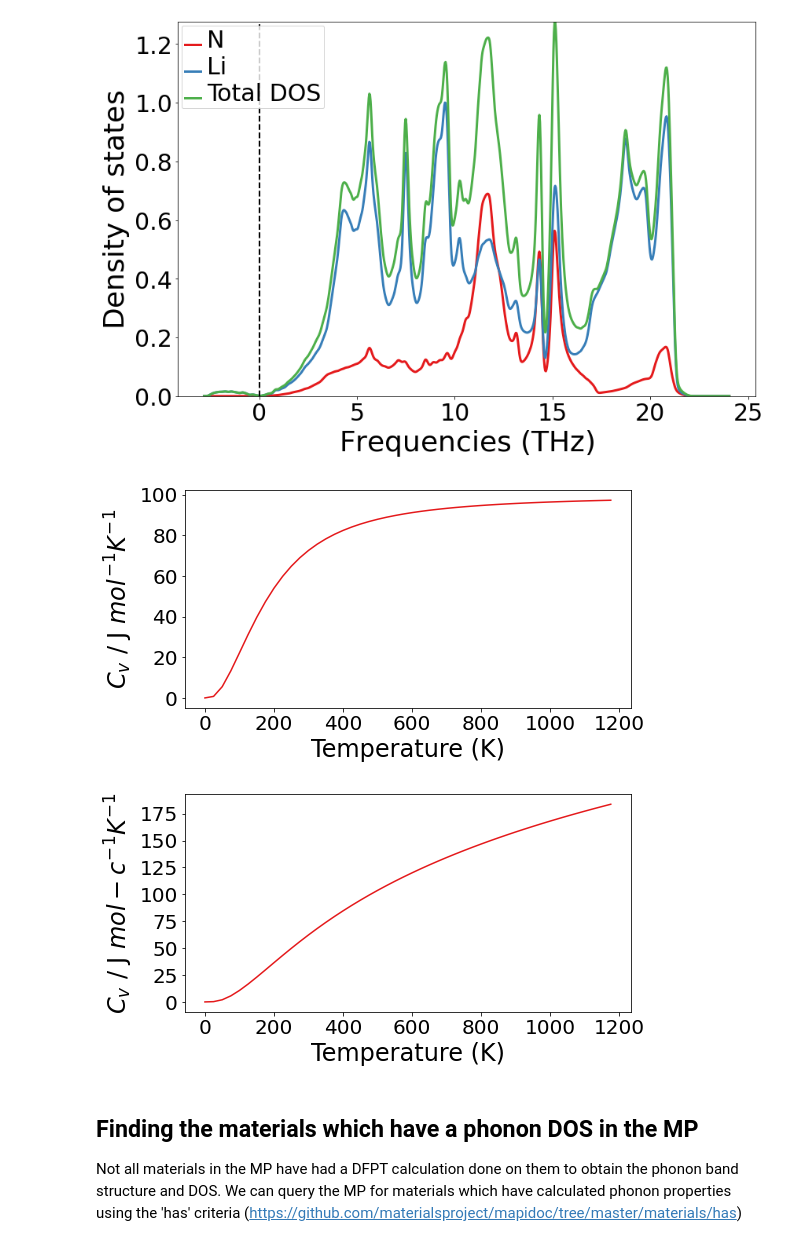
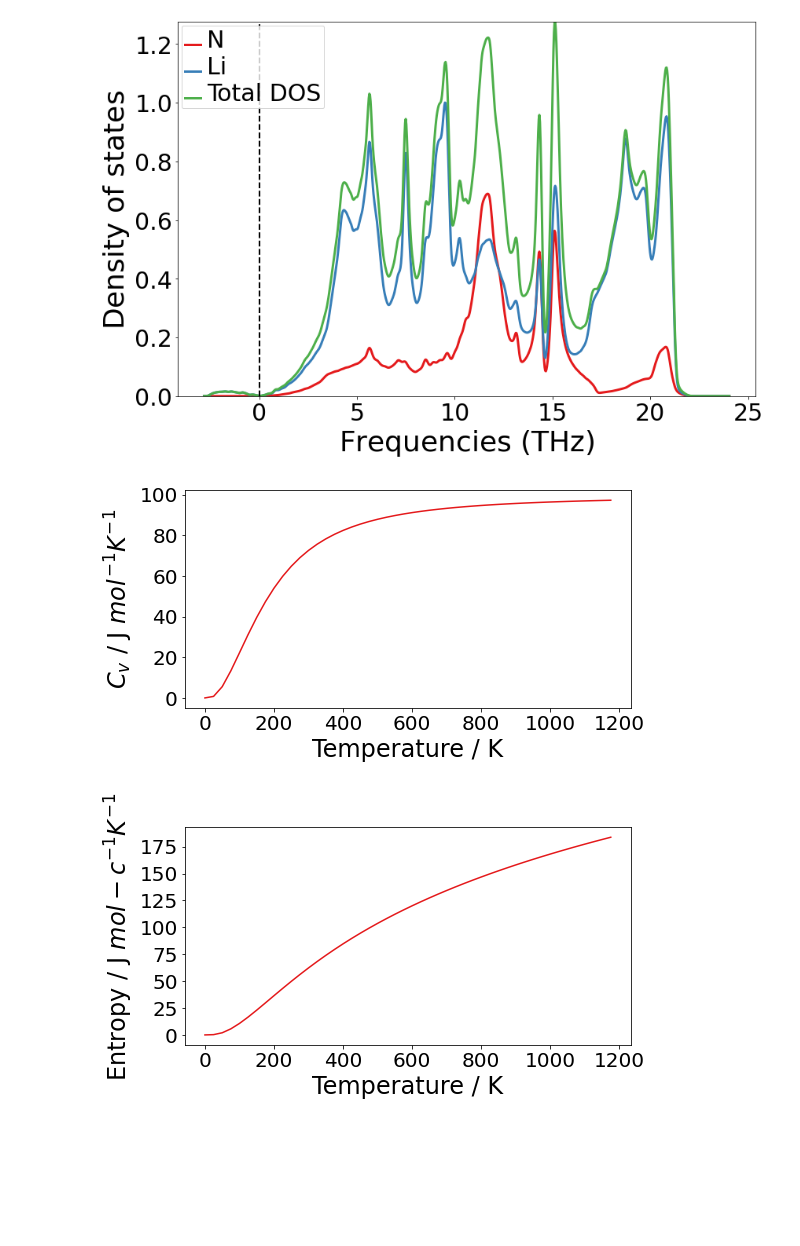
Before and after one commit to AntObi/Materials-Project-tip-and-tricks, a Jupyter notebook: legacy/phonons.ipynb, the cells around one changed output. Cells and saved outputs as stored; diff of their text form; code cells hidden in the pictures; blank space fills up the shorter version.

```diff
--- a/legacy/matproj.ipynb
+++ b/legacy/phonons.ipynb
@@ -13,7 +16,7 @@ from pymatgen.util.plotting import pretty_plot
 # %%
 # Use the MP API to access the phonon dos of Li3N (mp-2251)
 with MPRester() as mpr:
-    Li3N_pdos=mpr.get_phonon_dos_by_material_id('mp-2251')
+    Li3N_dos=mpr.get_phonon_dos_by_material_id('mp-2251')
 # %%
 # Initialize the plotter
 plotter=PhononDosPlotter()
@@ -32,30 +35,31 @@ plotter.show()
 [figure]
 # %%
 # We can plot the constant volume specific heat C_v against temperature
+
+# Create an array of temperature values
 T=np.arange(0,1200,25)
-cv_array = np.array([Li3N_pdos.cv(t) for t in list(T)])
+
+# Compute the heat capacity at each temperature
+cv_array = np.array([Li3N_dos.cv(t) for t in list(T)])
 
 # Make the plot
 pretty_plot()
-plt.xlabel("Temperature (K)")
+plt.xlabel("Temperature / K")
 plt.ylabel("$C_{v}$ / J $mol^{-1} K^{-1}$")
 plt.plot(T, cv_array)
 plt.show()
 # %% [output]
-[figure, old version]
+[figure, new version]
 # %%
 # We can also plot the entropy
-#fig, ax = plt.subplots()
-S_array = np.array([Li3N_pdos.entropy(t) for t in list(T)])
+
+S_array = np.array([Li3N_dos.entropy(t) for t in list(T)])
 
 # Make the plot
 pretty_plot()
-plt.xlabel("Temperature (K)")
-plt.ylabel("$C_{v}$ / J $mol-c^{-1} K^{-1}$")
+plt.xlabel("Temperature / K")
+plt.ylabel("Entropy / J $mol-c^{-1} K^{-1}$")
 plt.plot(T, S_array)
 plt.show()
 # %% [output]
-[figure, old version]
+[figure, new version]
-# %% [markdown]
-## Finding the materials which have a phonon DOS in the MP
-Not all materials in the MP have had a DFPT calculation done on them to obtain the phonon band structure and DOS. We can query the MP for materials which have calculated phonon properties using the 'has' criteria (https://github.com/materialsproject/mapidoc/tree/master/materials/has)
```
Also changed, not shown: parts of 9 cells of this notebook, 1 other file.
